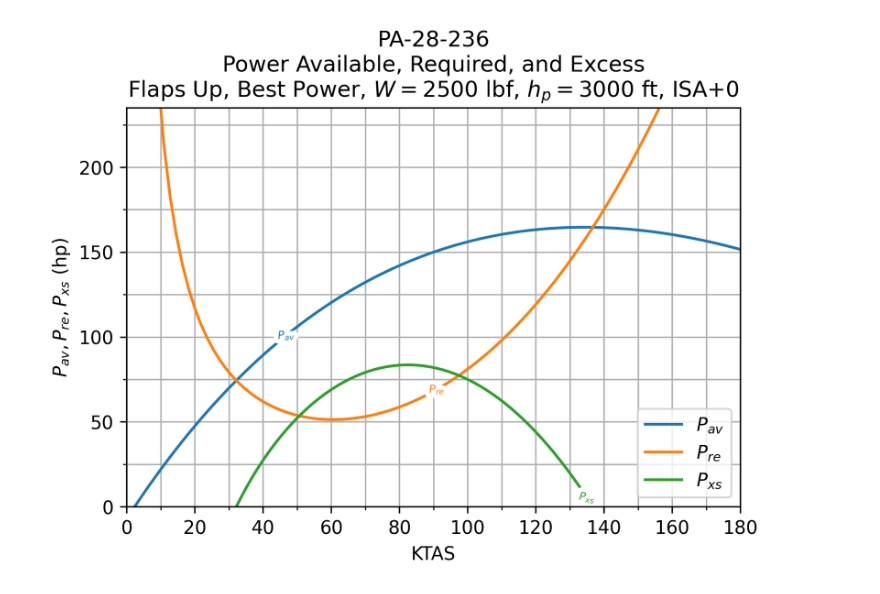
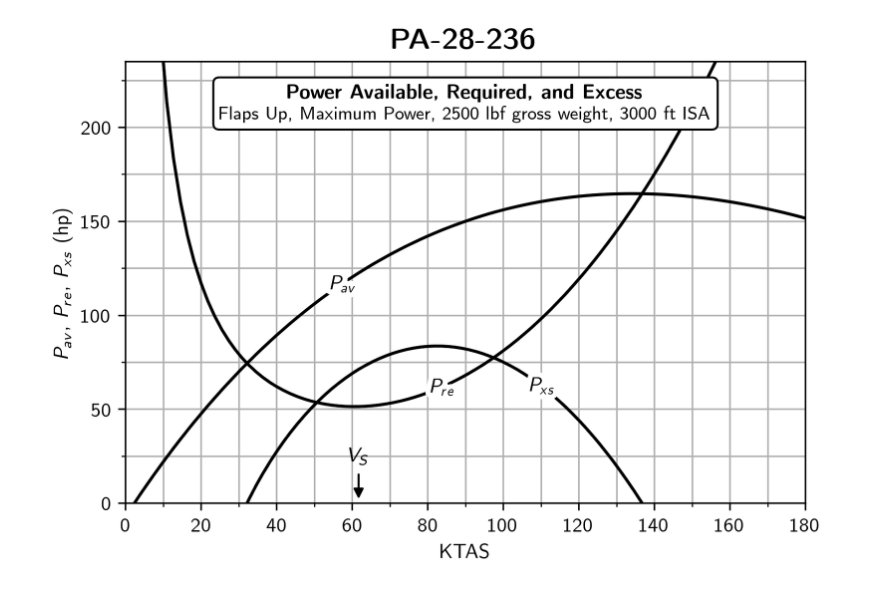
Before and after one commit to rbreslow/the-bootstrap-approach, a Jupyter notebook: examples/power-available_power-required_analysis.ipynb, the cells around one changed output. Cells and saved outputs as stored; diff of their text form; code cells hidden in the pictures.

Commit message:
WIP: neo-chart

```diff
--- a/examples/power-available_power-required_analysis.ipynb
+++ b/examples/power-available_power-required_analysis.ipynb
@@ -1,4 +1,6 @@
 # %%
+from the_bootstrap_approach.airspeed_calibration import ias_to_cas
+
 %reload_ext autoreload
 %autoreload 2
 
@@ -18,9 +20,18 @@ operating_conditions = FullThrottleConditions(
     N51SW, 2500, 3000, british_standard_temperature(3000), Mixture.BEST_POWER, 2400
 )
 
+plt.rcParams.update(
+    {
+        "text.usetex": True,
+        "text.latex.preamble": r"\usepackage{sansmathfonts}\usepackage[T1]{fontenc}",
+        "font.family": "sans-serif",
+        "ps.usedistiller": "xpdf",
+    }
+)
+
 fig, ax = plt.subplots()
 
-# $V_{NE}$ for a Piper Dakota is 171 KIAS.
+# Never exceed speed for a Piper Dakota is 171 KCAS.
 never_exceed_speed = tas(171, operating_conditions.relative_atmospheric_density)
 # Round up to the nearest 10 KTAS.
 never_exceed_speed = int(math.ceil(never_exceed_speed / 10.0)) * 10
@@ -46,46 +57,90 @@ p_av = (
         operating_conditions.power,
     )
     # 1 hp is the ability to apply 550 ft-lbf/s.
     / 550
 )
-ax.plot(ktas, p_av, label=r"$P_{av}$")
+ax.plot(ktas, p_av, label="$P_{av}$", color="black")
 
 p_re = (
     power_required(operating_conditions.g, operating_conditions.h, kn_to_fts(ktas))
     / 550
 )
-ax.plot(ktas, p_re, label=r"$P_{re}$")
+ax.plot(ktas, p_re, label="$P_{re}$", color="black")
 
 p_xs = p_av - p_re
-ax.plot(ktas, p_xs, label=r"$P_{xs}$")
+ax.plot(ktas, p_xs, label="$P_{xs}$", color="black")
 
-labelLines(plt.gca().get_lines(), zorder=2.5, fontsize=6)
+# Determine at what airspeed the excess power curve crosses zero on the Y-axis.
+# Limit labelLines within the visible area of the excess power curve.
+# https://stackoverflow.com/questions/3843017/efficiently-detect-sign-changes-in-python
+zero_crossings = np.where(np.diff(np.sign(p_xs)))[0]
+first_zero_crossing = ktas[zero_crossings[0]]
+second_zero_crossing = ktas[zero_crossings[1]]
+
+labelLines(
+    ax.get_lines(),
+    xvals=(first_zero_crossing, second_zero_crossing),
+    align=False,
+    zorder=2.5,
+)
+
+stall_speed = tas(
+    scale_v_speed_by_weight(
+        ias_to_cas(N51SW, 65), 3000, operating_conditions.gross_aircraft_weight
+    ),
+    operating_conditions.relative_atmospheric_density,
+)
+
+ax.annotate(
+    "$V_S$",
+    xy=(stall_speed, 0),
+    xycoords="data",
+    xytext=(0, 20),
+    textcoords="offset points",
+    ha="center",
+    arrowprops=dict(facecolor="black", arrowstyle="-|>", connectionstyle="arc3"),
+)
 
 ax.set(
+    title="\Large \\textbf{PA-28-236}",
     xlabel="KTAS",
-    ylabel=r"$P_{av}, P_{re}, P_{xs}$ (hp)",
-    title=(
-        "PA-28-236\n"
-        "Power Available, Required, and Excess\n"
-        f"{N51SW.configuration}, "
-        f"{operating_conditions.mixture.value}, "
-        f"$W = {operating_conditions.gross_aircraft_weight}$ lbf, "
-        f"$h_p = {operating_conditions.pressure_altitude}$ ft, "
-        f"ISA{0:+}"
+    ylabel="$P_{av}$, $P_{re}$, $P_{xs}$ (hp)",
+)
+
+altitude = np.ceil(
+    density_altitude(
+        operating_conditions.pressure_altitude,
+        british_standard_temperature(operating_conditions.pressure_altitude),
+    )
+)
+
+txt = ax.text(
+    0.5,
+    0.95,
+    (
+        "\\textbf{Power Available, Required, and Excess}\n"
+        f"\centering \small {N51SW.configuration}, "
+        f"{Mixture.BEST_POWER.value} Mixture, "
+        f"{operating_conditions.gross_aircraft_weight} lbf gross weight, "
+        f"{altitude:.0f} ft ISA"
     ),
+    transform=ax.transAxes,
+    wrap=True,
+    ha="center",
+    va="top",
+    bbox=dict(boxstyle="round", facecolor="white", alpha=1.0),
 )
+
 
 ax.grid(True, which="both")
 
 ax.xaxis.set_minor_locator(AutoMinorLocator((2)))
 ax.yaxis.set_minor_locator(AutoMinorLocator((2)))
 
 ax.set_xlim([0, never_exceed_speed])
 ax.set_ylim([0, N51SW.rated_full_throttle_engine_horsepower])
 
-plt.legend()
-
 fig.set(dpi=300)
 plt.show()
 # %% [output]
-[figure, old version]
+[figure, new version]
```
